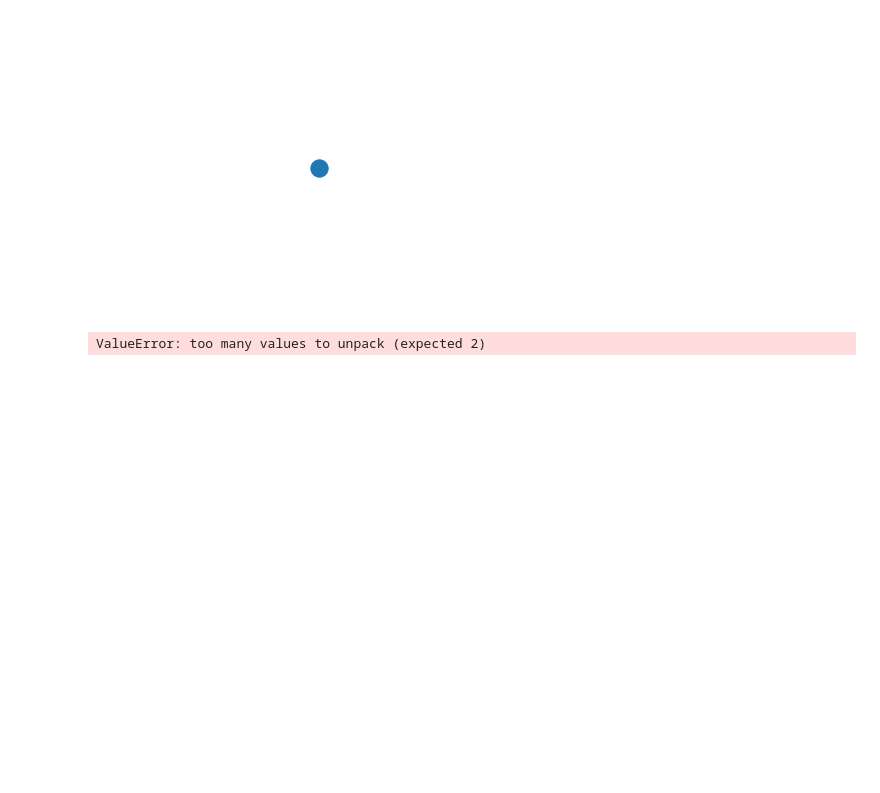
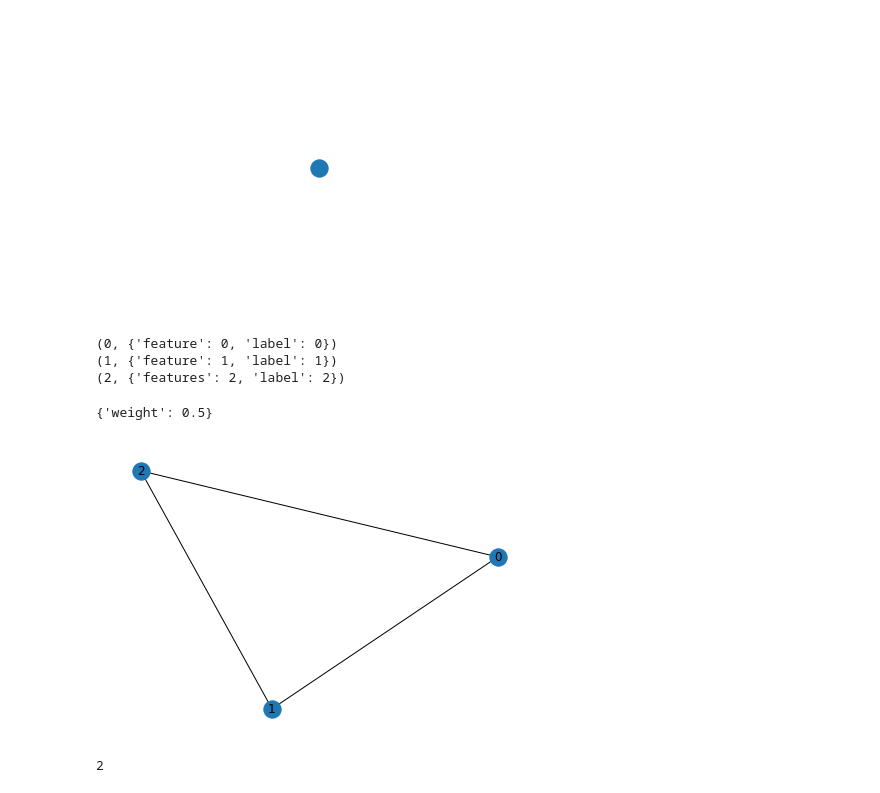
Before and after one commit to fsl42/CS224W, a Jupyter notebook: lec1.ipynb, the cells around one changed output. Saved outputs shown, nothing was run; the diff lists cells and outputs as text; code cells hidden in the pictures; blank space fills up the shorter version.

```diff
--- a/lec1.ipynb
+++ b/lec1.ipynb
@@ -37,9 +38,30 @@ node 0 has the attribute {'feature': 0, 'label': 0}
 [figure]
 # %%
 #添加多个带有attributes的nodes
-G.add_nodes_from([(1,{"feature":1,"label":1}),(2,{"features":2,"label":2}))])
+G.add_nodes_from(((1,{"feature":1,"label":1}),(2,{"features":2,"label":2})))
 #data=True会返回node的attributes
 for node in G.nodes(data=True):
     print(node)
 # %% [output]
-ValueError: too many values to unpack (expected 2)
+(0, {'feature': 0, 'label': 0})
+(1, {'feature': 1, 'label': 1})
+(2, {'features': 2, 'label': 2})
+# %%
+G.add_edge(0,1,weight=0.5)
+edge_0_1_attr=G.edges[(0,1)]
+G.edges[0,1]
+# %% [output]
+{'weight': 0.5}
+# %%
+G.add_edges_from([(1,2,{"weight":0.3}),(2,0,{"weight":0.3})])
+G.edges()
+num_edges=G.number_of_edges()
+# %%
+nx.draw(G,with_labels=True)
+# %% [output]
+[figure, added]
+# %%
+node_id=1
+G.degree[node_id]
+# %% [output]
+2
```
Also changed, not shown: parts of 12 cells of this notebook, 4 other files.
